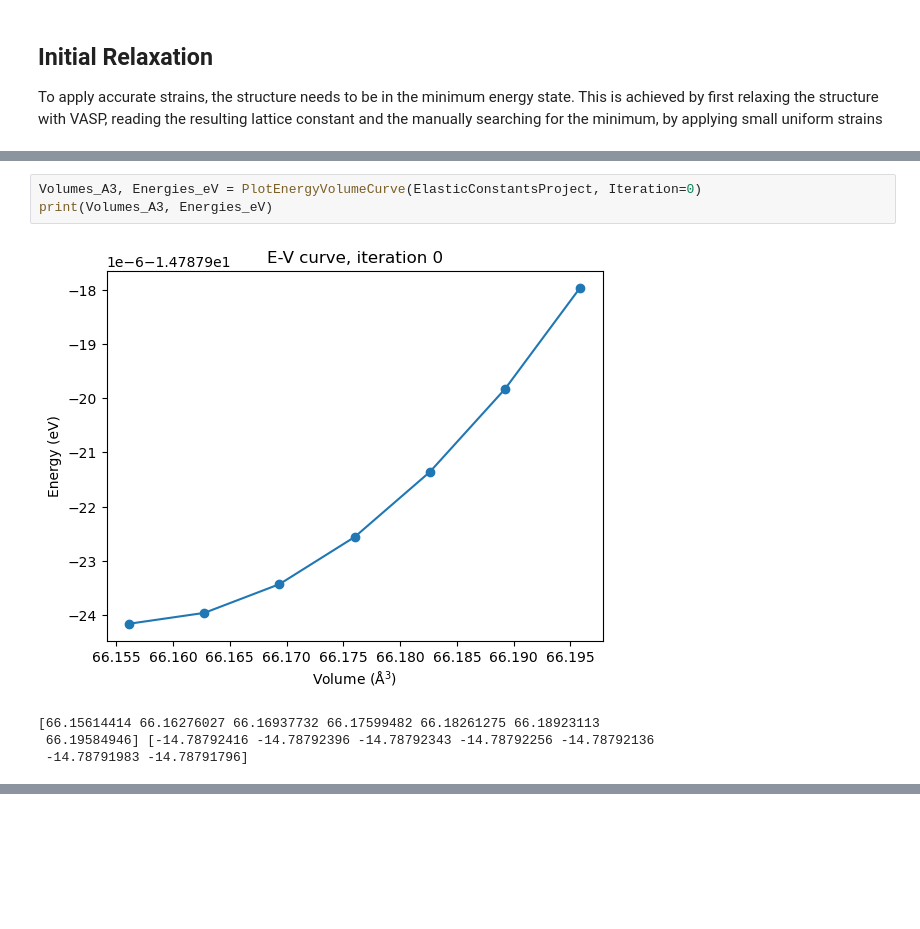
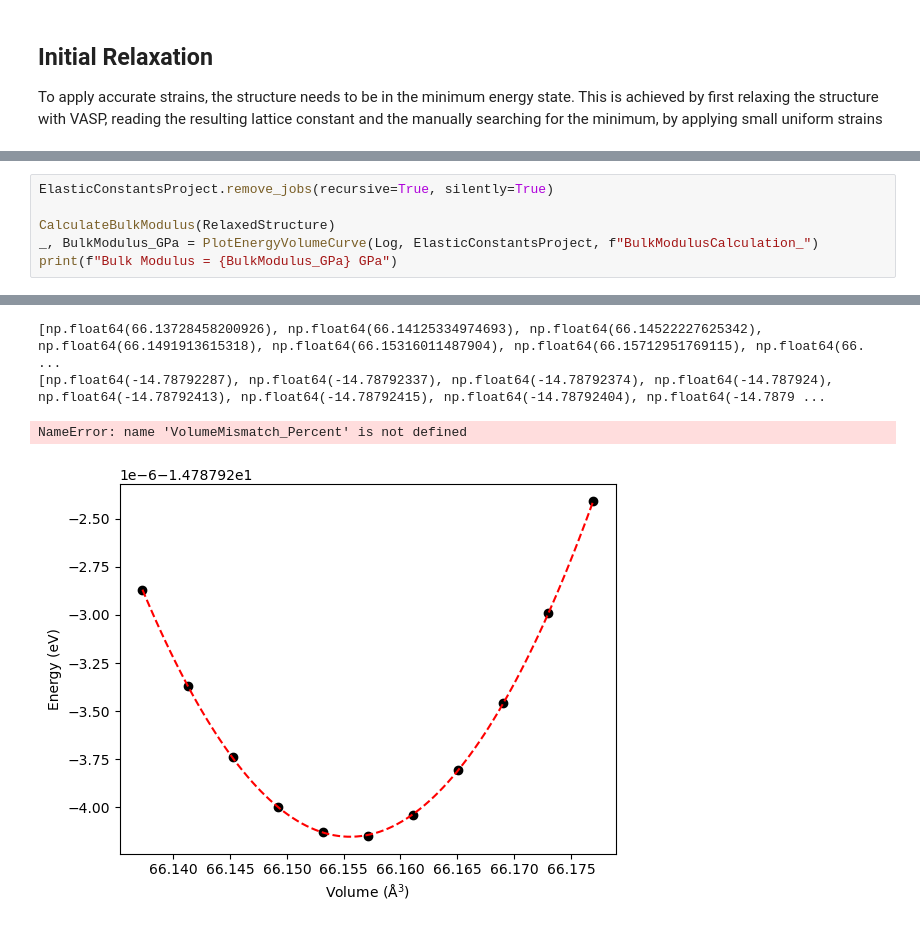
Before and after one commit to JonasHornig/PyIronWorkflows, a Jupyter notebook: src/ElasticConstants.ipynb, the cells around one changed output, grey strips where cells are left out. Saved outputs shown, nothing was run; the diff lists cells and outputs as text; blank space fills up the shorter version.

Commit message:
Can calculate bulk modulus, but is still buggy

```diff
--- a/src/ElasticConstants.ipynb
+++ b/src/ElasticConstants.ipynb
@@ -189,8 +275,7 @@ Volumes_A3, Energies_eV = PlotEnergyVolumeCurve(ElasticConstantsProject, Iterati
-# %%
-Volumes_A3, Energies_eV = PlotEnergyVolumeCurve(ElasticConstantsProject, Iteration=0)
-print(Volumes_A3, Energies_eV)
-# %% [output]
-[figure, removed]
-[66.15614414 66.16276027 66.16937732 66.17599482 66.18261275 66.18923113
- 66.19584946] [-14.78792416 -14.78792396 -14.78792343 -14.78792256 -14.78792136
- -14.78791983 -14.78791796]
+# %%
+ElasticConstantsProject.remove_jobs(recursive=True, silently=True)
+
+CalculateBulkModulus(RelaxedStructure)
+_, BulkModulus_GPa = PlotEnergyVolumeCurve(Log, ElasticConstantsProject, f"BulkModulusCalculation_")
+print(f"Bulk Modulus = {BulkModulus_GPa} GPa")
+# %% [output]
@@ -196,0 +294,4 @@ print(Volumes_A3, Energies_eV)
+[np.float64(66.13728458200926), np.float64(66.14125334974693), np.float64(66.14522227625342), np.float64(66.1491913615318), np.float64(66.15316011487904), np.float64(66.15712951769115), np.float64(66. ...
+[np.float64(-14.78792287), np.float64(-14.78792337), np.float64(-14.78792374), np.float64(-14.787924), np.float64(-14.78792413), np.float64(-14.78792415), np.float64(-14.78792404), np.float64(-14.7879 ...
+NameError: name 'VolumeMismatch_Percent' is not defined
+[figure, added]
```
Also changed, not shown: parts of 10 cells of this notebook.
